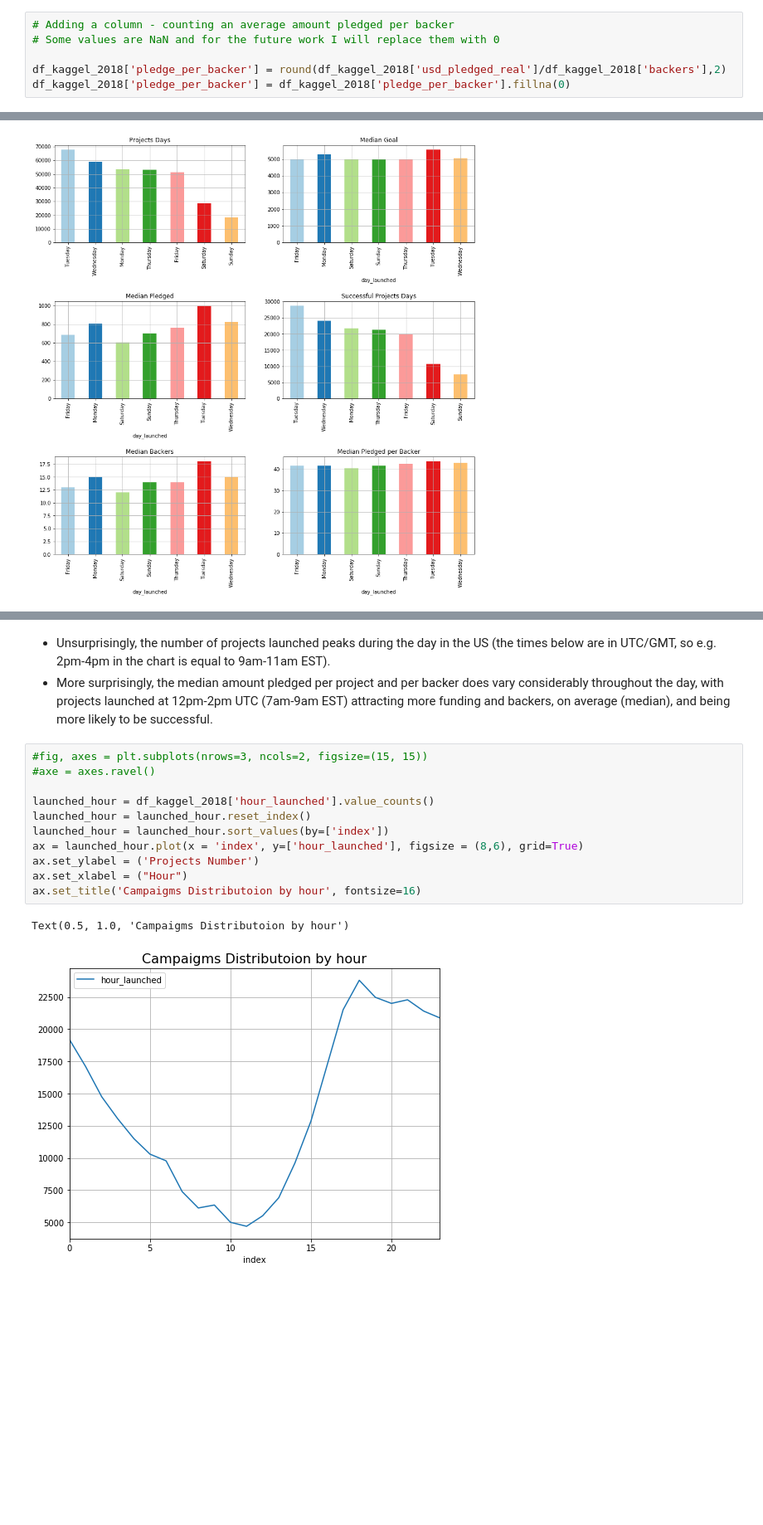
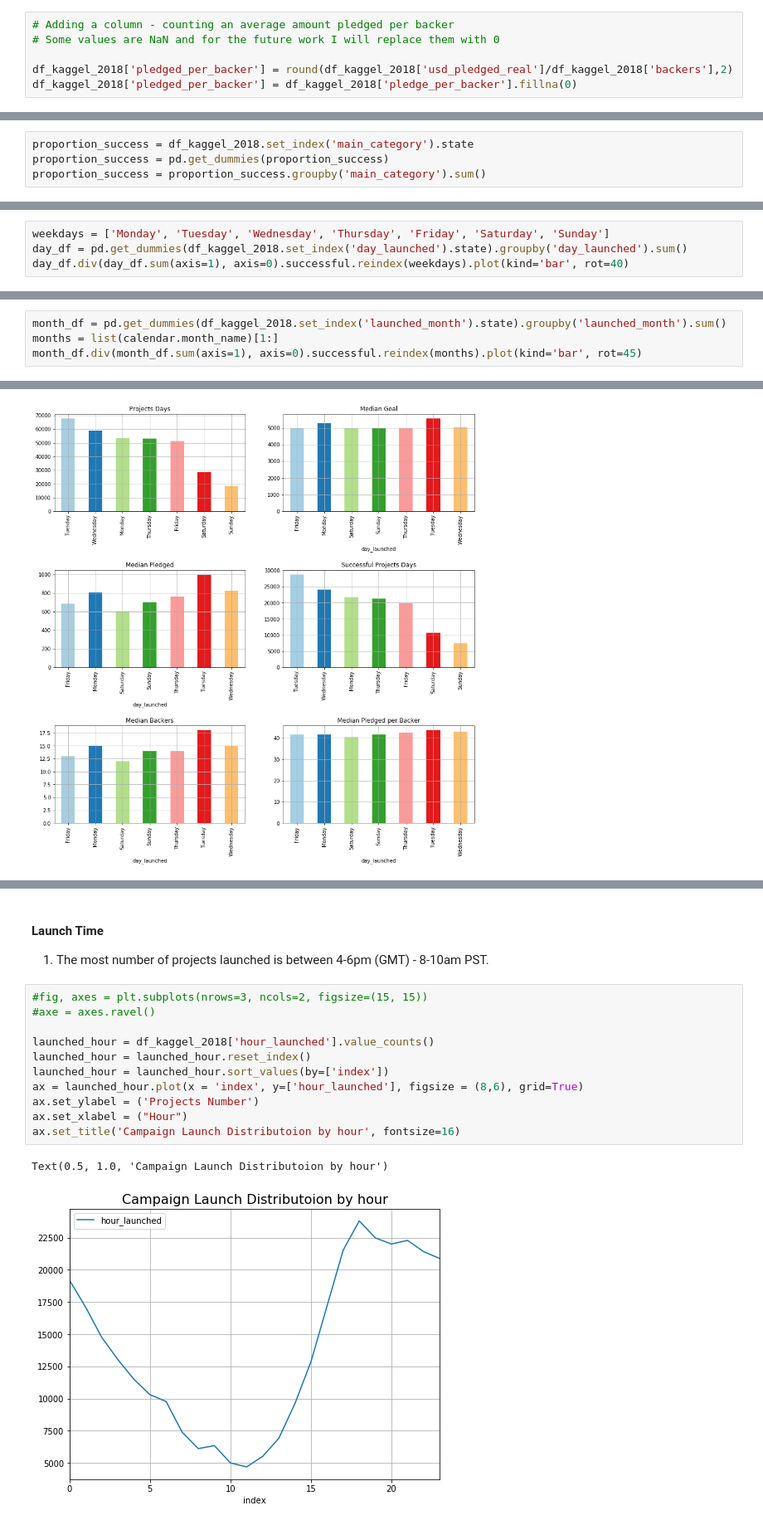
Before and after one commit to Nadinma/Kickstarter-projects, a Jupyter notebook: kickstarter_capstone.ipynb, the cells around one changed output, grey strips where cells are left out. Shown at 83% size. Saved outputs shown, nothing was run; the diff lists cells and outputs as text; blank space fills up the shorter version.

```diff
--- a/kickstarter_capstone.ipynb
+++ b/kickstarter_capstone.ipynb
@@ -201,8 +269,8 @@ The graphs below show how various features differ between failed and successful
 # Adding a column - counting an average amount pledged per backer
 # Some values are NaN and for the future work I will replace them with 0
 
-df_kaggel_2018['pledge_per_backer'] = round(df_kaggel_2018['usd_pledged_real']/df_kaggel_2018['backers'],2)
-df_kaggel_2018['pledge_per_backer'] = df_kaggel_2018['pledge_per_backer'].fillna(0)
+df_kaggel_2018['pledged_per_backer'] = round(df_kaggel_2018['usd_pledged_real']/df_kaggel_2018['backers'],2)
+df_kaggel_2018['pledged_per_backer'] = df_kaggel_2018['pledge_per_backer'].fillna(0)
 # %%
 state_2018 = df_kaggel_2018["state"].value_counts()
 ax = state_2018.plot(kind='bar', label='index', color=['C0', 'C1', 'C2', 'C3', 'C4', 'C5'])
@@ -297,0 +456,4 @@ df_kaggel_2018.head()
+# %%
+proportion_success = df_kaggel_2018.set_index('main_category').state
+proportion_success = pd.get_dummies(proportion_success)
+proportion_success = proportion_success.groupby('main_category').sum()
@@ -297,0 +468,4 @@ df_kaggel_2018.head()
+# %%
+weekdays = ['Monday', 'Tuesday', 'Wednesday', 'Thursday', 'Friday', 'Saturday', 'Sunday']
+day_df = pd.get_dummies(df_kaggel_2018.set_index('day_launched').state).groupby('day_launched').sum()
+day_df.div(day_df.sum(axis=1), axis=0).successful.reindex(weekdays).plot(kind='bar', rot=40)
@@ -297,0 +475,4 @@ df_kaggel_2018.head()
+# %%
+month_df = pd.get_dummies(df_kaggel_2018.set_index('launched_month').state).groupby('launched_month').sum()
+months = list(calendar.month_name)[1:]
+month_df.div(month_df.sum(axis=1), axis=0).successful.reindex(months).plot(kind='bar', rot=45)
@@ -407,17 +591,17 @@ plt.show()
-# %% [markdown]
-- Unsurprisingly, the number of projects launched peaks during the day in the US (the times below are in UTC/GMT, so e.g. 2pm-4pm in the chart is equal to 9am-11am EST).
-- More surprisingly, the median amount pledged per project and per backer does vary considerably throughout the day, with projects launched at 12pm-2pm UTC (7am-9am EST) attracting more funding and backers, on average (median), and being more likely to be successful.
+# %% [markdown]
+#### Launch Time
+1. The most number of projects launched is between 4-6pm (GMT) - 8-10am PST.
 # %%
 #fig, axes = plt.subplots(nrows=3, ncols=2, figsize=(15, 15))
 #axe = axes.ravel()
 
 launched_hour = df_kaggel_2018['hour_launched'].value_counts()
 launched_hour = launched_hour.reset_index()
 launched_hour = launched_hour.sort_values(by=['index'])
 ax = launched_hour.plot(x = 'index', y=['hour_launched'], figsize = (8,6), grid=True)
 ax.set_ylabel = ('Projects Number')
 ax.set_xlabel = ("Hour")
-ax.set_title('Campaigms Distributoion by hour', fontsize=16)
+ax.set_title('Campaign Launch Distributoion by hour', fontsize=16)
 # %% [output]
-Text(0.5, 1.0, 'Campaigms Distributoion by hour')
+Text(0.5, 1.0, 'Campaign Launch Distributoion by hour')
-[figure, old version]
+[figure, new version]
```
Also changed, not shown: parts of 55 cells of this notebook, 12 other files.
